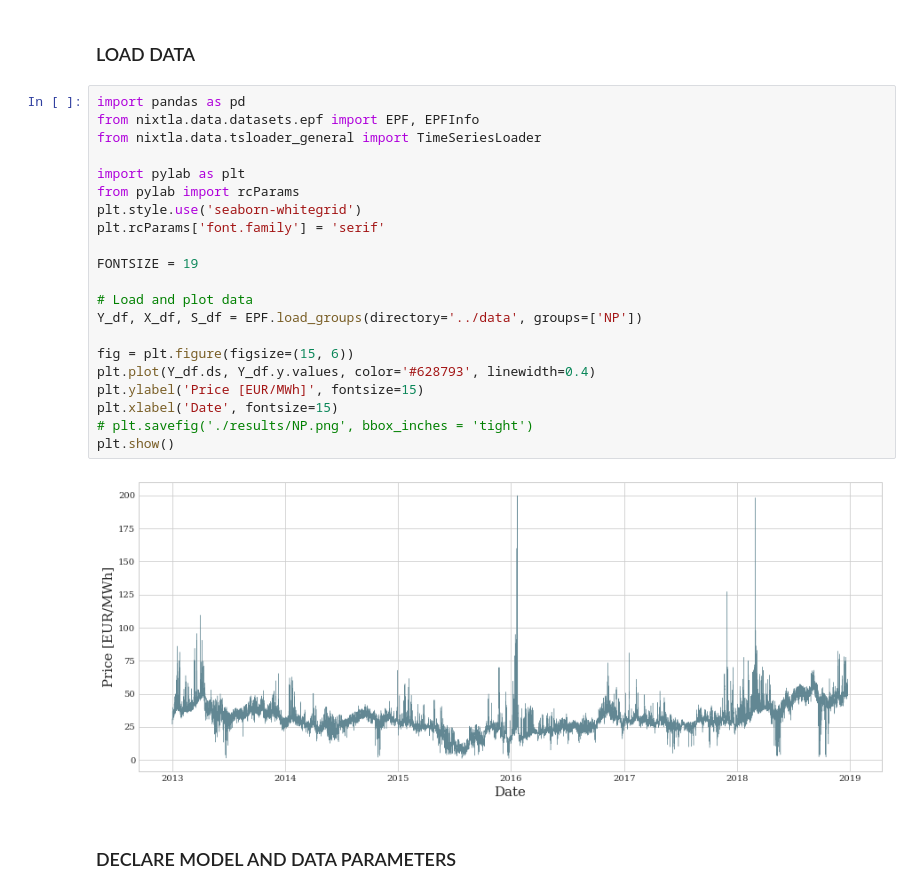
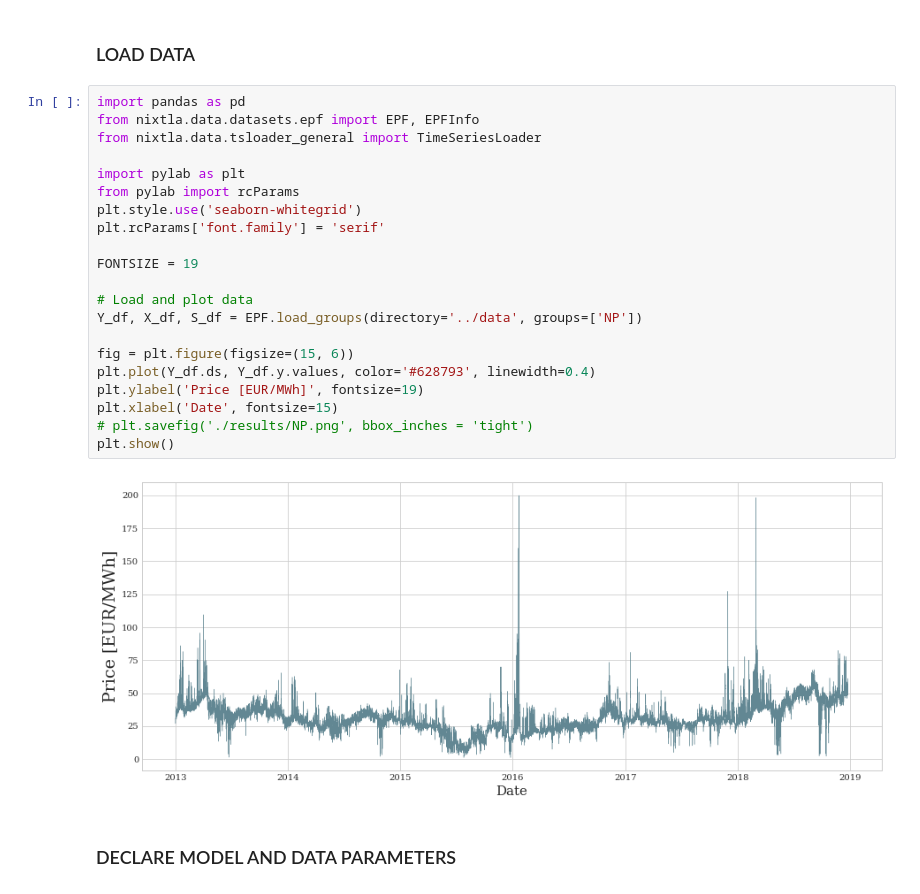
Before and after one commit to Nixtla/Nixtla, a Jupyter notebook: nbs/models_nbeats__nbeats.ipynb, the cells around one changed output. Drawn from its saved outputs; the diff is of its cells as text.

```diff
--- a/nbs/models_nbeats__nbeats.ipynb
+++ b/nbs/models_nbeats__nbeats.ipynb
@@ -675,26 +675,26 @@ class Nbeats(object):
 # %%
 import pandas as pd
 from nixtla.data.datasets.epf import EPF, EPFInfo
 from nixtla.data.tsloader_general import TimeSeriesLoader
 
 import pylab as plt
 from pylab import rcParams
 plt.style.use('seaborn-whitegrid')
 plt.rcParams['font.family'] = 'serif'
 
 FONTSIZE = 19
 
 # Load and plot data
 Y_df, X_df, S_df = EPF.load_groups(directory='../data', groups=['NP'])
 
 fig = plt.figure(figsize=(15, 6))
 plt.plot(Y_df.ds, Y_df.y.values, color='#628793', linewidth=0.4)
-plt.ylabel('Price [EUR/MWh]', fontsize=15)
+plt.ylabel('Price [EUR/MWh]', fontsize=19)
 plt.xlabel('Date', fontsize=15)
 # plt.savefig('./results/NP.png', bbox_inches = 'tight')
 plt.show()
 # %% [output]
-[figure, old version]
+[figure, new version]
 # %% [markdown]
 ### DECLARE MODEL AND DATA PARAMETERS
 # %%
```
Also changed, not shown: parts of 4 cells of this notebook, 3 other files.
